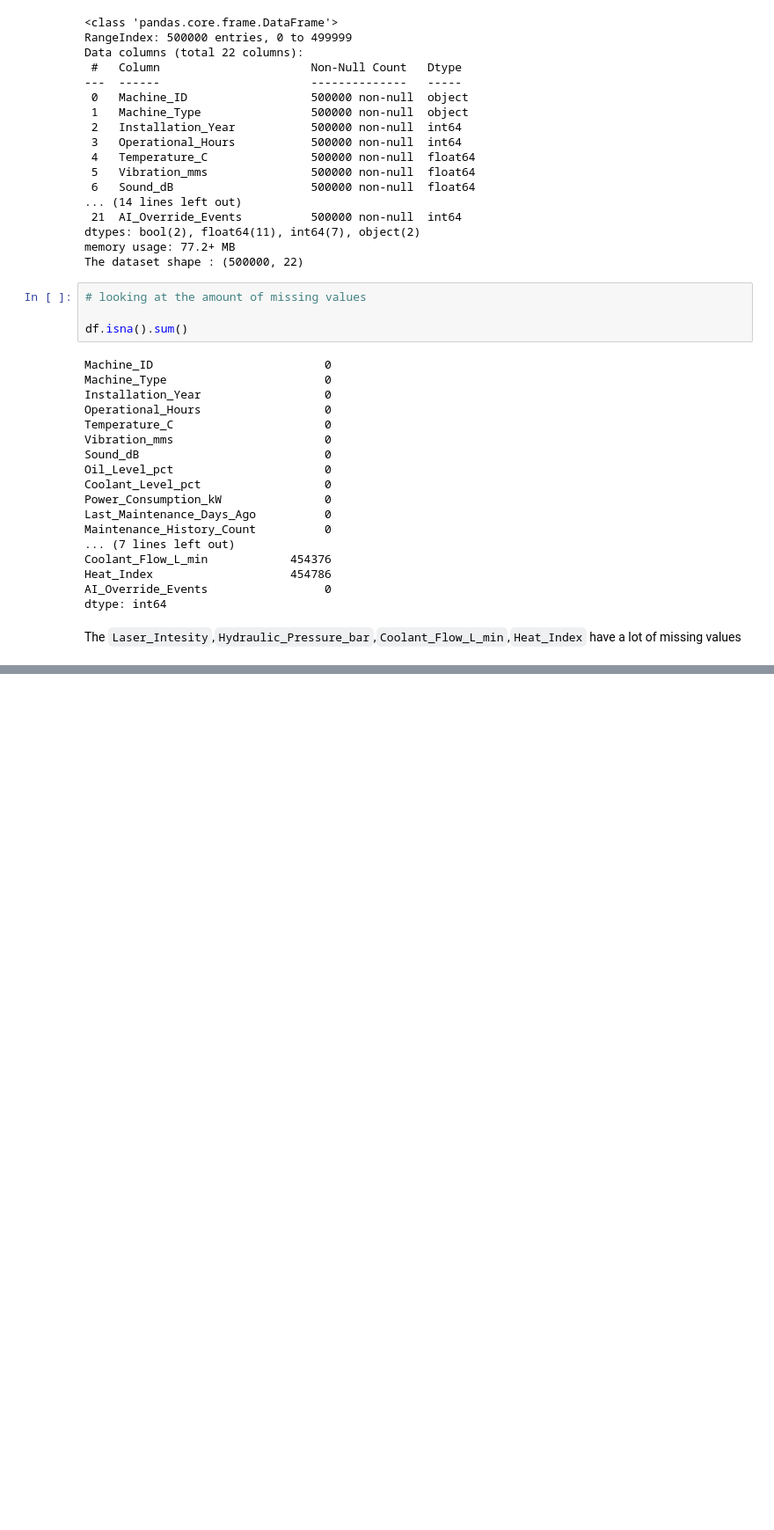
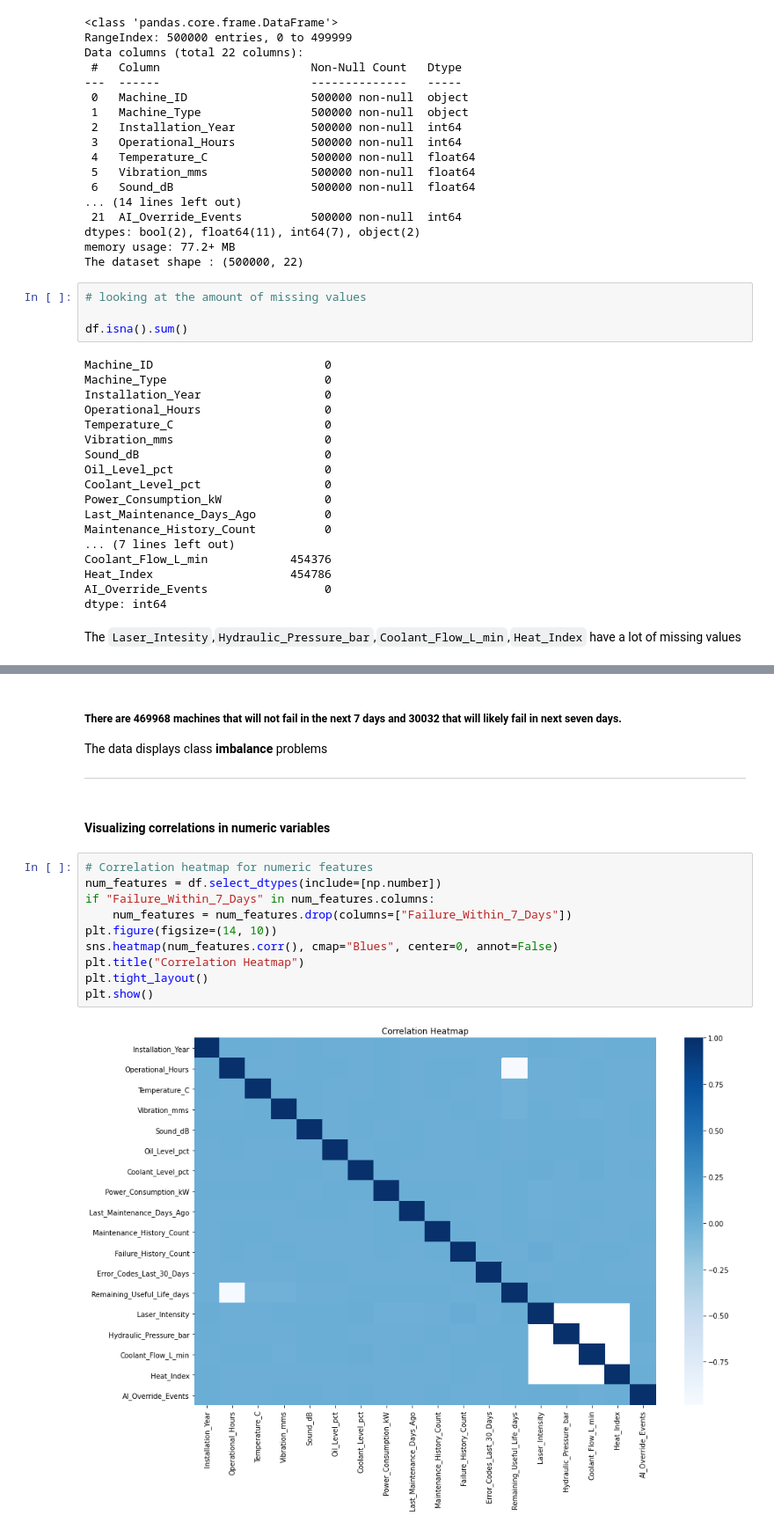
Before and after one commit to kkipkorir/predictive-maintenance, a Jupyter notebook: notebook.ipynb, the cells around one changed output, grey strips where cells are left out. Shown at 88% size. Drawn from its saved outputs; the diff is of its cells as text; blank space fills up the shorter version.

```diff
--- a/notebook.ipynb
+++ b/notebook.ipynb
@@ -120,0 +149,19 @@ The `Laser_Intesity`,`Hydraulic_Pressure_bar`,`Coolant_Flow_L_min`,`Heat_Index`
+# %% [markdown]
+##### There are 469968 machines that will not fail in the next 7 days and 30032 that will likely fail in next seven days.
+The data displays class **imbalance** problems
+
+*****
+# %% [markdown]
+#### Visualizing correlations in numeric variables
+# %%
+# Correlation heatmap for numeric features
+num_features = df.select_dtypes(include=[np.number])
+if "Failure_Within_7_Days" in num_features.columns:
+    num_features = num_features.drop(columns=["Failure_Within_7_Days"])
+plt.figure(figsize=(14, 10))
+sns.heatmap(num_features.corr(), cmap="Blues", center=0, annot=False)
+plt.title("Correlation Heatmap")
+plt.tight_layout()
+plt.show()
+# %% [output]
+[figure, added]
```
Also changed, not shown: parts of 16 cells of this notebook.
